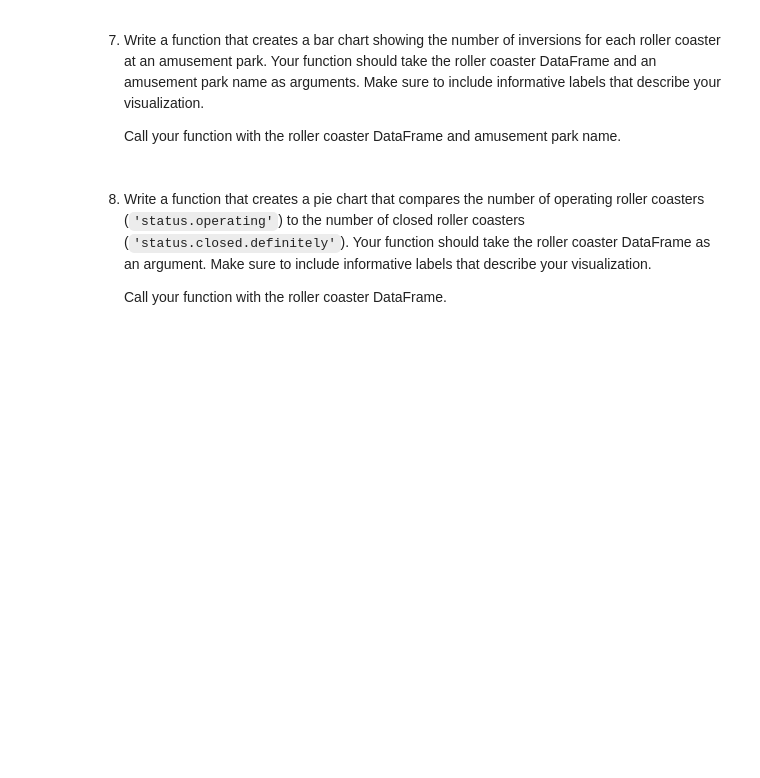
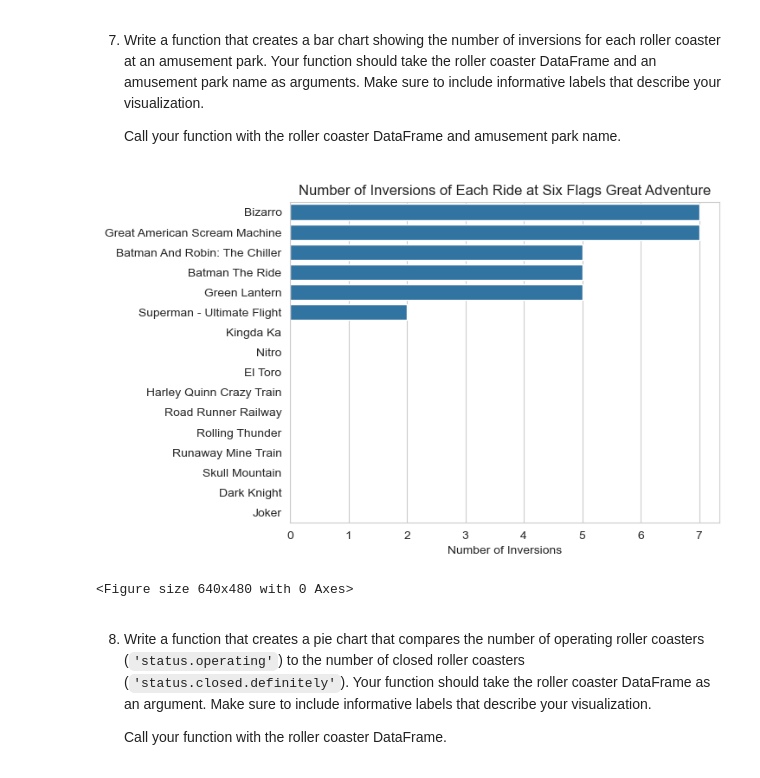
Before and after one commit to anderoos/cc-challenges-projects, a Jupyter notebook: Practice Projects/Roller Coaster/Roller Coaster.ipynb, the cells around one changed output. Saved outputs shown, nothing was run; the diff lists cells and outputs as text; code cells hidden in the pictures; blank space fills up the shorter version.

```diff
--- a/Practice Projects/Roller Coaster/Roller Coaster.ipynb
+++ b/Practice Projects/Roller Coaster/Roller Coaster.ipynb
@@ -202,3 +219,20 @@ plot_best(wood_coasters, 5)
+# %%
+# 7
+# Create a function to plot inversions by coaster at park
+def get_inversions(data, park):
+    park_coasters = data[data['park'] == park].sort_values(by='num_inversions', ascending=False)
+    sns.barplot(data=park_coasters, x='num_inversions', y='name')
+    plt.title(f'Number of Inversions of Each Ride at {park}')
+    plt.ylabel('')
+    plt.xlabel('Number of Inversions')
+    plt.show()
+    plt.close()
+
+# Create barplot of inversions by roller coasters
+get_inversions(coasters, 'Six Flags Great Adventure')
+# %% [output]
+[figure, added]
+<Figure size 640x480 with 0 Axes>
 # %% [markdown]
 8. Write a function that creates a pie chart that compares the number of operating roller coasters (`'status.operating'`) to the number of closed roller coasters (`'status.closed.definitely'`). Your function should take the roller coaster DataFrame as an argument. Make sure to include informative labels that describe your visualization.
 
```
Also changed, not shown: parts of 8 cells of this notebook, 2 other files.
